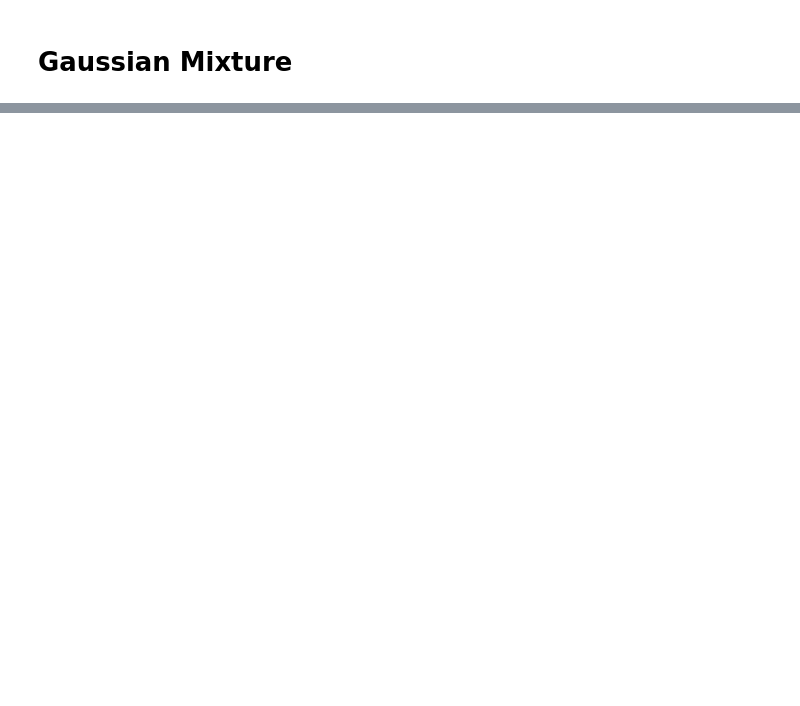
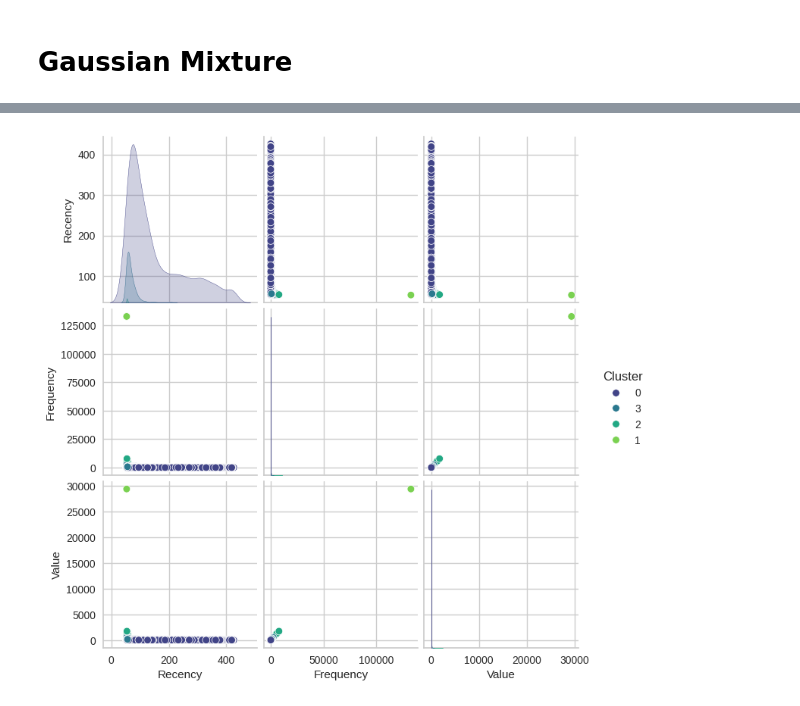
Before and after one commit to PabloLBandeira/biblioteca-Pandas, a Jupyter notebook: Desafio_07_Pablo.ipynb, the cells around one changed output, grey strips where cells are left out. Cells and saved outputs as stored; diff of their text form; code cells hidden in the pictures; blank space fills up the shorter version.

```diff
--- a/Desafio_07_Pablo.ipynb
+++ b/Desafio_07_Pablo.ipynb
@@ -476,3 +437,15 @@ mclust_labels = mclust.fit_predict(rfv_df)
 px.scatter_3d(rfv_df, x='Recency', y='Frequency', z='Value', color=mclust_labels.astype(str), template='plotly_dark')
 # %% [output]
 [interactive output not drawn]
+# %%
+# Copiar o dataframe e adicionar a coluna com os clusters
+df_rfv_with_labels = rfv_df.copy()
+df_rfv_with_labels['Cluster'] = kmeans_labels.astype(str)  # Adiciona as labels como uma nova coluna
+
+# Plota o pairplot
+sns.pairplot(df_rfv_with_labels, hue='Cluster', palette='viridis')
+
+# Exibe o plot
+plt.show()
+# %% [output]
+[figure, added]
```
Also changed, not shown: parts of 8 cells of this notebook.
